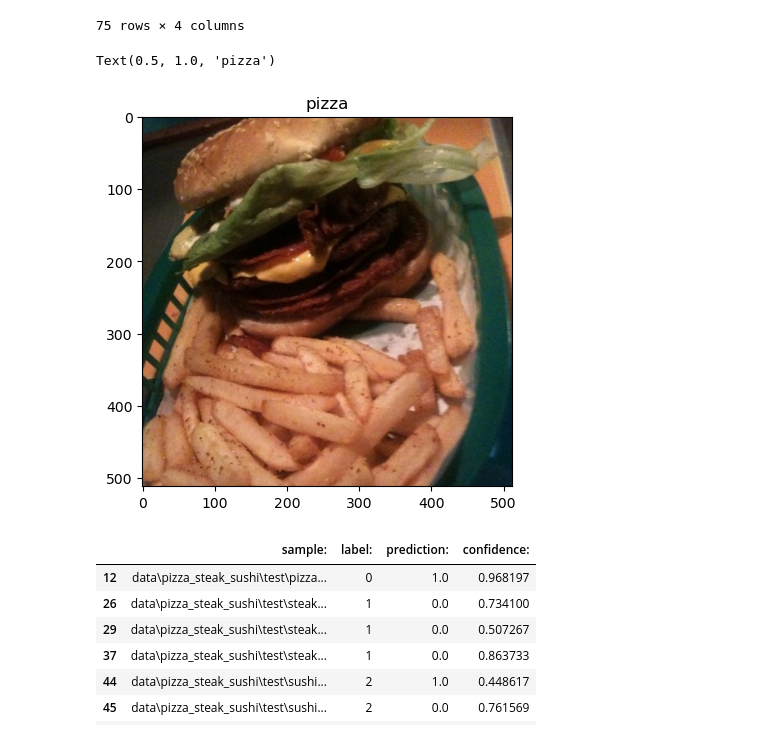
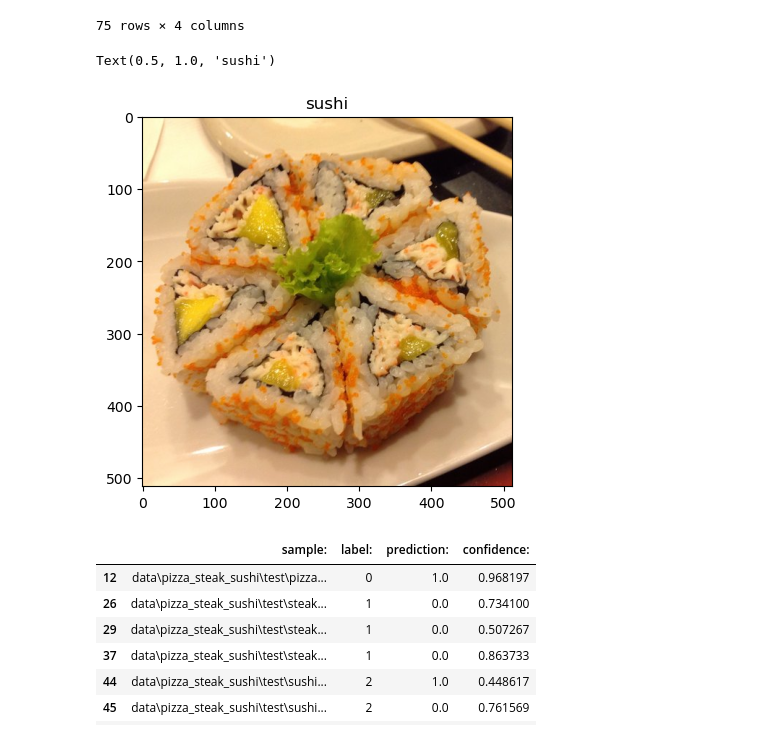
Before and after one commit to devdezzies/deep-learning-with-pytorch, a Jupyter notebook: exercises/06_pytorch_transfer_learning_exercises.ipynb, the cells around one changed output. Drawn from its saved outputs; the diff is of its cells as text; code cells hidden in the pictures.

```diff
--- a/exercises/06_pytorch_transfer_learning_exercises.ipynb
+++ b/exercises/06_pytorch_transfer_learning_exercises.ipynb
@@ -650,11 +650,11 @@ frame
 # %%
 import numpy
 
-plt.imshow(numpy.asarray(Image.open(r"data\pizza_steak_sushi\test\pizza\2508636.jpg")))
-plt.title(Path(r"data\pizza_steak_sushi\test\pizza\2508636.jpg").parent.stem)
+plt.imshow(numpy.asarray(Image.open(r"data\pizza_steak_sushi\test\sushi\3837522.jpg")))
+plt.title(Path(r"data\pizza_steak_sushi\test\sushi\3837522.jpg").parent.stem)
 # %% [output]
-Text(0.5, 1.0, 'pizza')
+Text(0.5, 1.0, 'sushi')
-[figure, old version]
+[figure, new version]
 # %%
 filtered_wrong_values = frame[frame["label:"] != frame["prediction:"]]
 filtered_wrong_values
```
Also changed, not shown: 1 other file.
